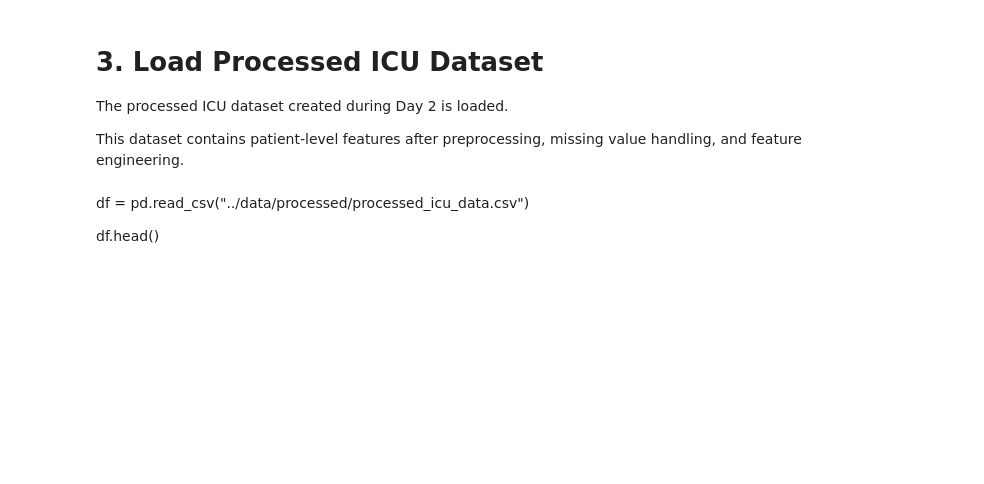
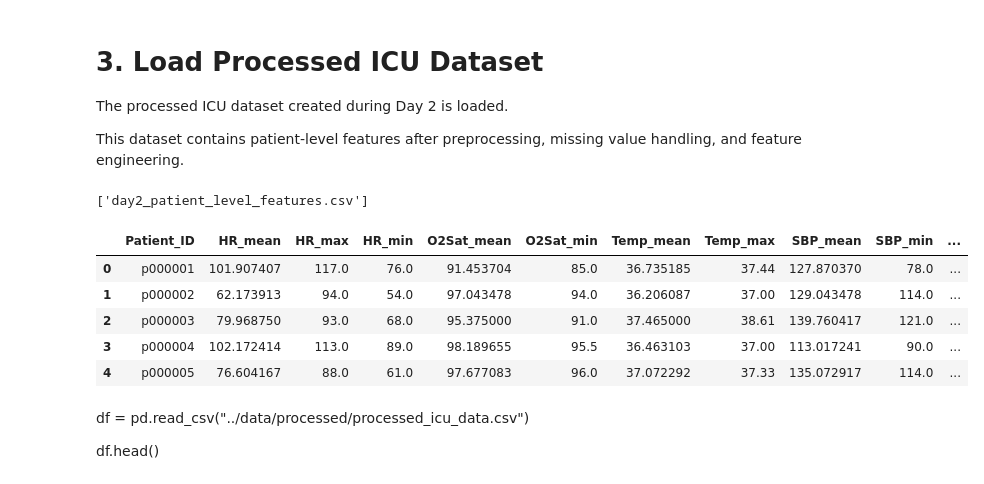
Before and after one commit to englaetitia/icu-early-warning-system, a Jupyter notebook: notebooks/04_advanced_ml_models.ipynb, the cells around one changed output. Saved outputs shown, nothing was run; the diff lists cells and outputs as text; code cells hidden in the pictures; blank space fills up the shorter version.

```diff
--- a/notebooks/04_advanced_ml_models.ipynb
+++ b/notebooks/04_advanced_ml_models.ipynb
@@ -57,12 +57,23 @@ os.makedirs("../results", exist_ok=True)
 The processed ICU dataset created during Day 2 is loaded.
 
 This dataset contains patient-level features after preprocessing, missing value handling, and feature engineering.
+# %%
+import os
+
+print(os.listdir("../data/processed"))
+# %% [output]
+['day2_patient_level_features.csv']
 # %%
-# 3. Load Processed ICU Dataset
+df = pd.read_csv("../data/processed/day2_patient_level_features.csv")
 
-The processed ICU dataset created during Day 2 is loaded.
-
-This dataset contains patient-level features after preprocessing, missing value handling, and feature engineering.
+df.head()
+# %% [output]
+|  | Patient_ID | HR_mean | HR_max | HR_min | O2Sat_mean | O2Sat_min | Temp_mean | Temp_max | SBP_mean | SBP_min | ... |
+| 0 | p000001 | 101.907407 | 117.0 | 76.0 | 91.453704 | 85.0 | 36.735185 | 37.44 | 127.870370 | 78.0 | ... |
+| 1 | p000002 | 62.173913 | 94.0 | 54.0 | 97.043478 | 94.0 | 36.206087 | 37.00 | 129.043478 | 114.0 | ... |
+| 2 | p000003 | 79.968750 | 93.0 | 68.0 | 95.375000 | 91.0 | 37.465000 | 38.61 | 139.760417 | 121.0 | ... |
+| 3 | p000004 | 102.172414 | 113.0 | 89.0 | 98.189655 | 95.5 | 36.463103 | 37.00 | 113.017241 | 90.0 | ... |
+| 4 | p000005 | 76.604167 | 88.0 | 61.0 | 97.677083 | 96.0 | 37.072292 | 37.33 | 135.072917 | 114.0 | ... |
 # %% [markdown]
 df = pd.read_csv("../data/processed/processed_icu_data.csv")
 
```
Also changed, not shown: parts of 18 cells of this notebook, 12 other files.
